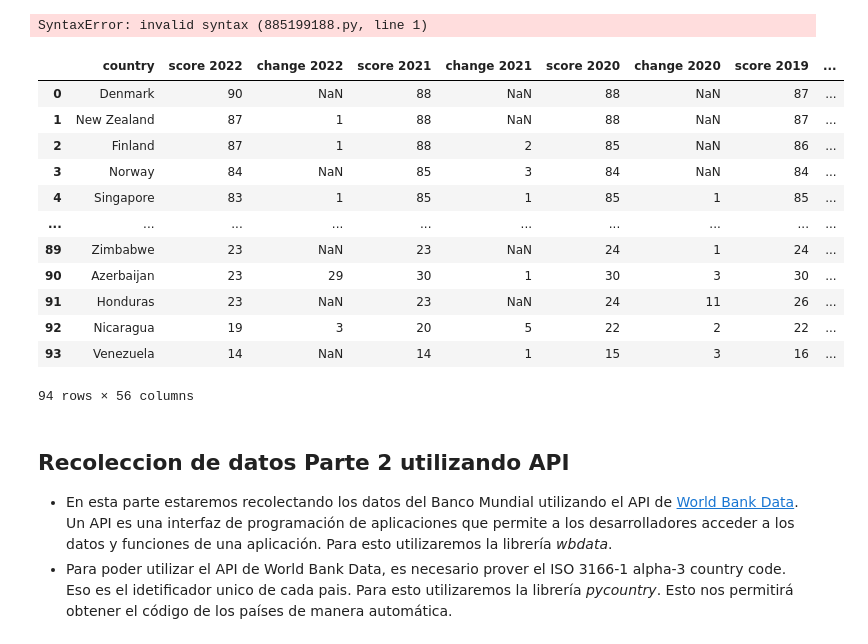
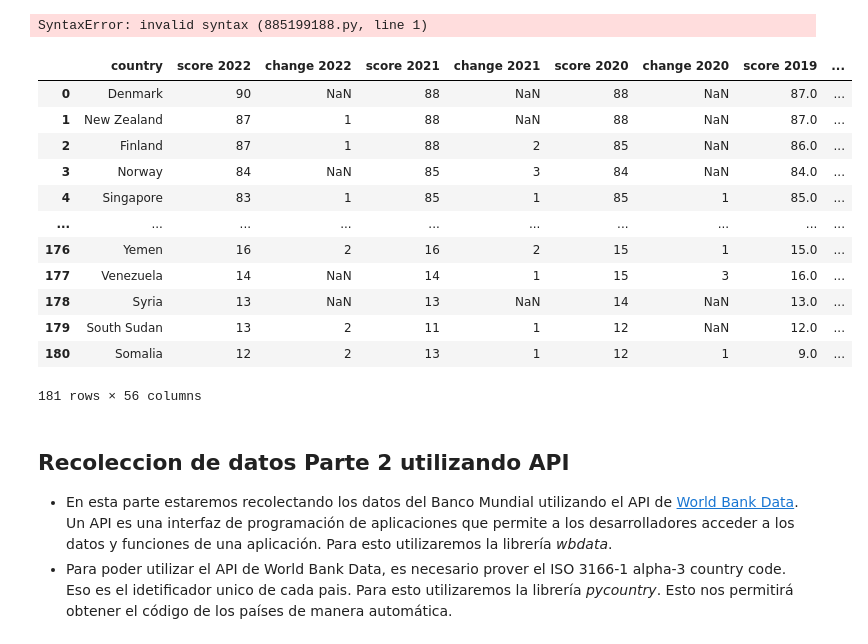
Before and after one commit to ouslan/estadisticas, a Jupyter notebook: clase.ipynb, the cells around one changed output. Saved outputs shown, nothing was run; the diff lists cells and outputs as text; code cells hidden in the pictures.

```diff
--- a/clase.ipynb
+++ b/clase.ipynb
@@ -125,24 +125,24 @@ df_2022
 SyntaxError: invalid syntax (885199188.py, line 1)
 # %%
 ## Merge all dataframes
-df = pd.merge(df_2022, df_2019, on='country',)
-df = pd.merge(df, df_2009, on='country',)
-df = pd.merge(df, df_1999, on='country',)
+df = pd.merge(df_2022, df_2019, how='left', on='country',)
+df = pd.merge(df, df_2009, how='left', on='country',)
+df = pd.merge(df, df_1999, how='left', on='country',)
 df
 # %% [output]
 |  | country | score 2022 | change 2022 | score 2021 | change 2021 | score 2020 | change 2020 | score 2019 | ... |
-| 0 | Denmark | 90 | NaN | 88 | NaN | 88 | NaN | 87 | ... |
-| 1 | New Zealand | 87 | 1 | 88 | NaN | 88 | NaN | 87 | ... |
-| 2 | Finland | 87 | 1 | 88 | 2 | 85 | NaN | 86 | ... |
-| 3 | Norway | 84 | NaN | 85 | 3 | 84 | NaN | 84 | ... |
-| 4 | Singapore | 83 | 1 | 85 | 1 | 85 | 1 | 85 | ... |
+| 0 | Denmark | 90 | NaN | 88 | NaN | 88 | NaN | 87.0 | ... |
+| 1 | New Zealand | 87 | 1 | 88 | NaN | 88 | NaN | 87.0 | ... |
+| 2 | Finland | 87 | 1 | 88 | 2 | 85 | NaN | 86.0 | ... |
+| 3 | Norway | 84 | NaN | 85 | 3 | 84 | NaN | 84.0 | ... |
+| 4 | Singapore | 83 | 1 | 85 | 1 | 85 | 1 | 85.0 | ... |
 | ... | ... | ... | ... | ... | ... | ... | ... | ... | ... |
-| 89 | Zimbabwe | 23 | NaN | 23 | NaN | 24 | 1 | 24 | ... |
-| 90 | Azerbaijan | 23 | 29 | 30 | 1 | 30 | 3 | 30 | ... |
-| 91 | Honduras | 23 | NaN | 23 | NaN | 24 | 11 | 26 | ... |
-| 92 | Nicaragua | 19 | 3 | 20 | 5 | 22 | 2 | 22 | ... |
-| 93 | Venezuela | 14 | NaN | 14 | 1 | 15 | 3 | 16 | ... |
+| 176 | Yemen | 16 | 2 | 16 | 2 | 15 | 1 | 15.0 | ... |
+| 177 | Venezuela | 14 | NaN | 14 | 1 | 15 | 3 | 16.0 | ... |
+| 178 | Syria | 13 | NaN | 13 | NaN | 14 | NaN | 13.0 | ... |
+| 179 | South Sudan | 13 | 2 | 11 | 1 | 12 | NaN | 12.0 | ... |
+| 180 | Somalia | 12 | 2 | 13 | 1 | 12 | 1 | 9.0 | ... |
-94 rows × 56 columns
+181 rows × 56 columns
 # %% [markdown]
 ## Recoleccion de datos Parte 2 utilizando API
 - En esta parte estaremos recolectando los datos del Banco Mundial utilizando el API de [World Bank Data](https://data.worldbank.org/). Un API es una interfaz de programación de aplicaciones que permite a los desarrolladores acceder a los datos y funciones de una aplicación. Para esto utilizaremos la librería *wbdata*.
```
Also changed, not shown: parts of 15 cells of this notebook.
